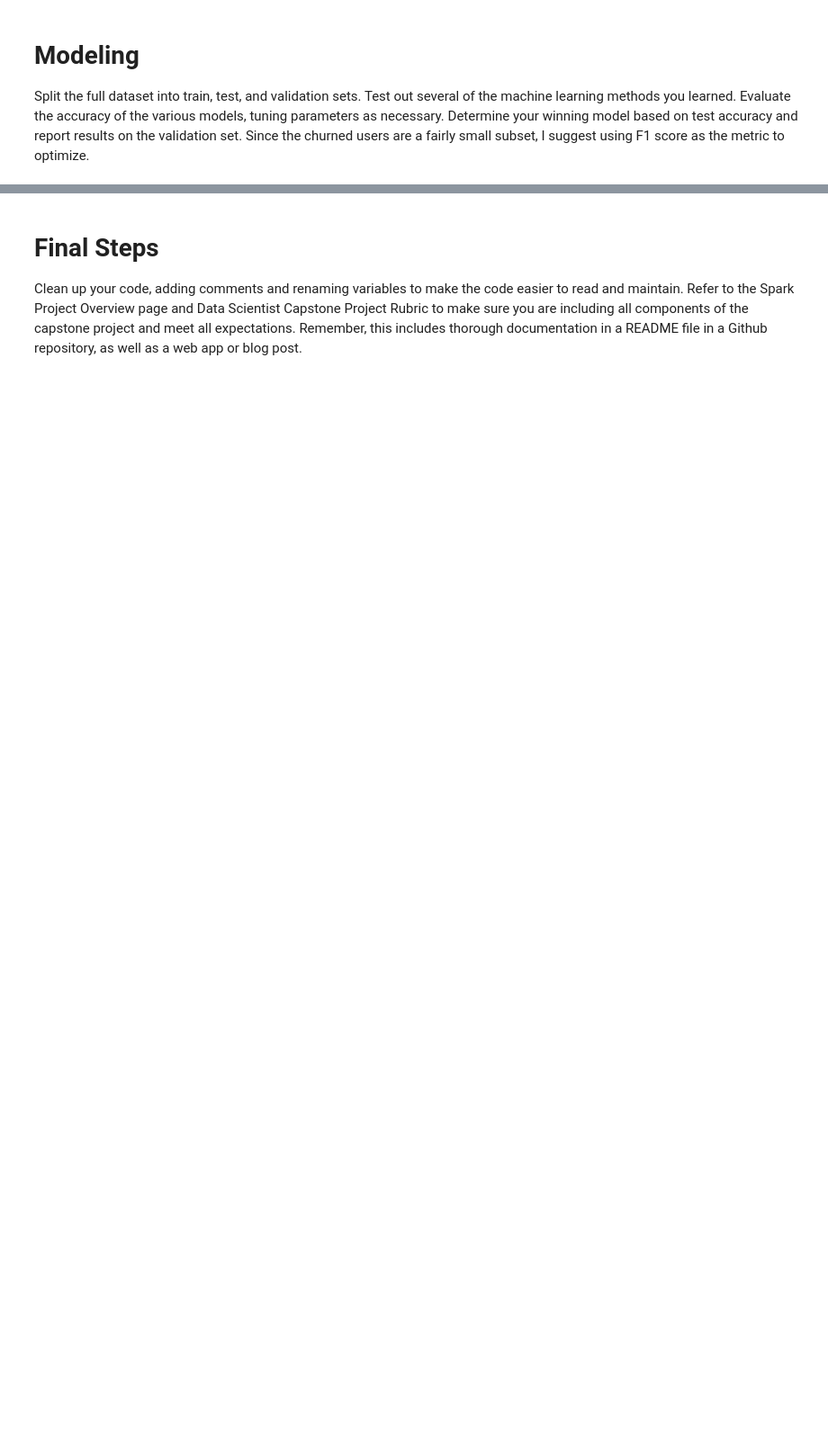
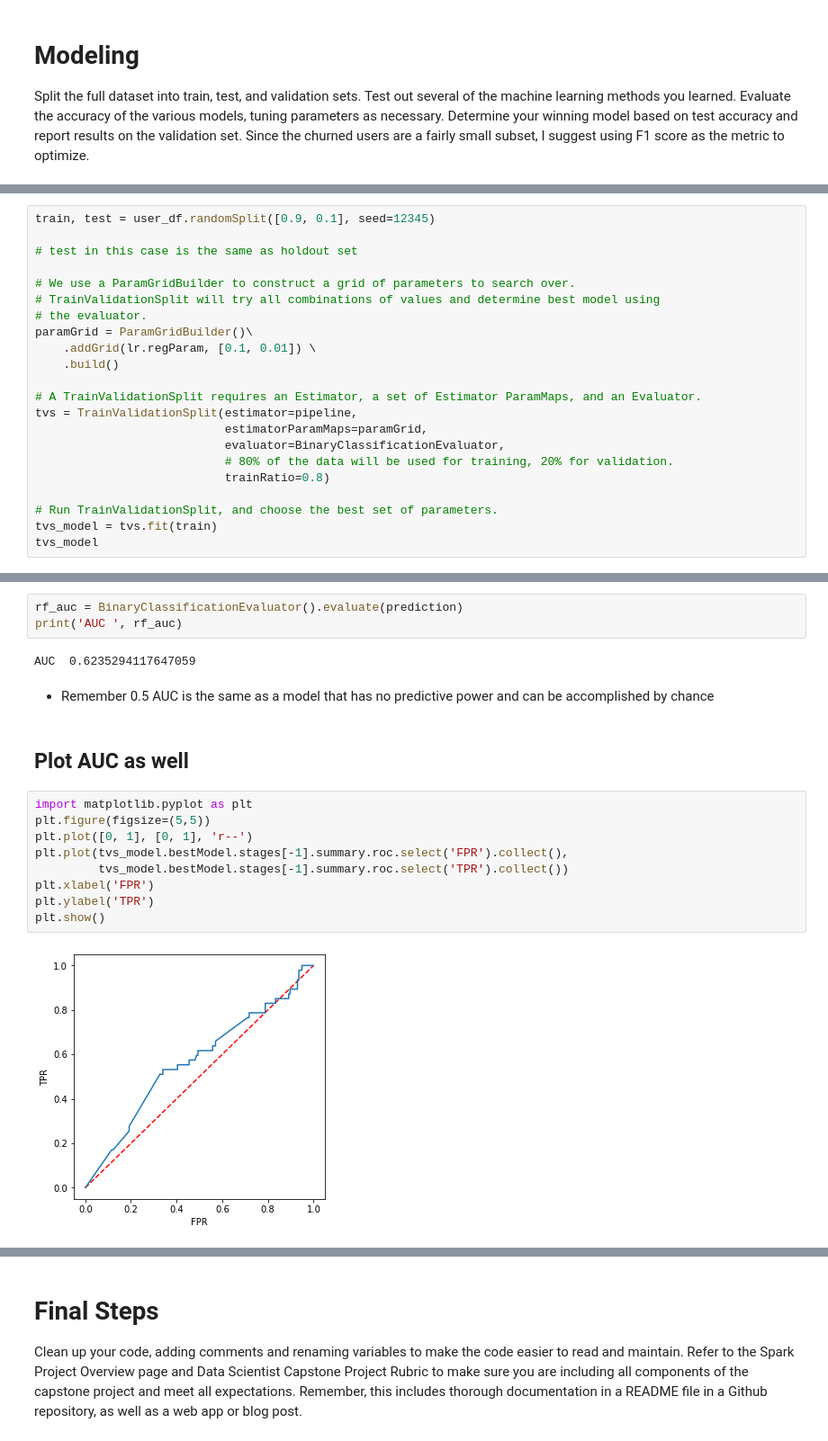
Before and after one commit to j450h1/https-github.com-j450h1-udacity-data-scientist-nanodegree-capstone-project, a Jupyter notebook: Sparkify.ipynb, the cells around one changed output, grey strips where cells are left out. Shown: that part at 90% size. Cells and saved outputs as stored; diff of their text form; blank space fills up the shorter version.

Commit message:
simulate user data and make predicition

```diff
--- a/Sparkify.ipynb
+++ b/Sparkify.ipynb
@@ -839,0 +836,22 @@ Split the full dataset into train, test, and validation sets. Test out several o
+# %%
+train, test = user_df.randomSplit([0.9, 0.1], seed=12345)
+
+# test in this case is the same as holdout set
+
+# We use a ParamGridBuilder to construct a grid of parameters to search over.
+# TrainValidationSplit will try all combinations of values and determine best model using
+# the evaluator.
+paramGrid = ParamGridBuilder()\
+    .addGrid(lr.regParam, [0.1, 0.01]) \
+    .build()
+
+# A TrainValidationSplit requires an Estimator, a set of Estimator ParamMaps, and an Evaluator.
+tvs = TrainValidationSplit(estimator=pipeline,
+                           estimatorParamMaps=paramGrid,
+                           evaluator=BinaryClassificationEvaluator,
+                           # 80% of the data will be used for training, 20% for validation.
+                           trainRatio=0.8)
+
+# Run TrainValidationSplit, and choose the best set of parameters.
+tvs_model = tvs.fit(train)
+tvs_model
@@ -839,0 +923,20 @@ Split the full dataset into train, test, and validation sets. Test out several o
+# %%
+rf_auc = BinaryClassificationEvaluator().evaluate(prediction)
+print('AUC ', rf_auc)
+# %% [output]
+AUC  0.6235294117647059
+# %% [markdown]
+* Remember 0.5 AUC is the same as a model that has no predictive power and can be accomplished by chance
+# %% [markdown]
+## Plot AUC as well
+# %%
+import matplotlib.pyplot as plt
+plt.figure(figsize=(5,5))
+plt.plot([0, 1], [0, 1], 'r--')
+plt.plot(tvs_model.bestModel.stages[-1].summary.roc.select('FPR').collect(),
+         tvs_model.bestModel.stages[-1].summary.roc.select('TPR').collect())
+plt.xlabel('FPR')
+plt.ylabel('TPR')
+plt.show()
+# %% [output]
+[figure, added]
```
Also changed, not shown: parts of 29 cells of this notebook, 37 other files.
